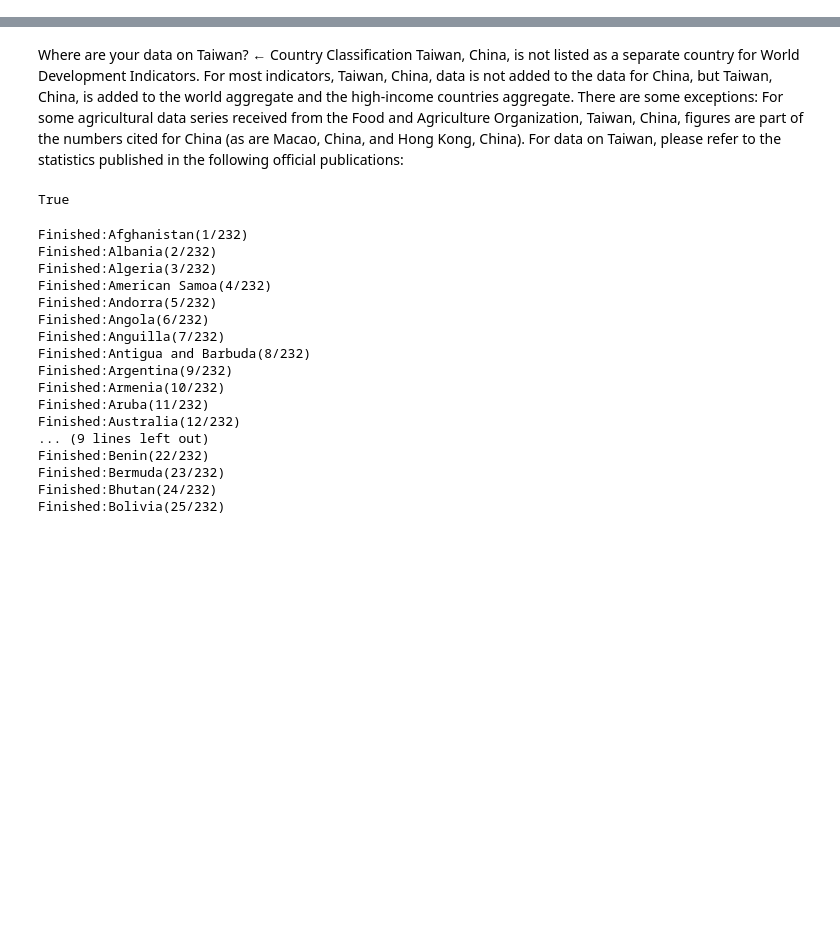
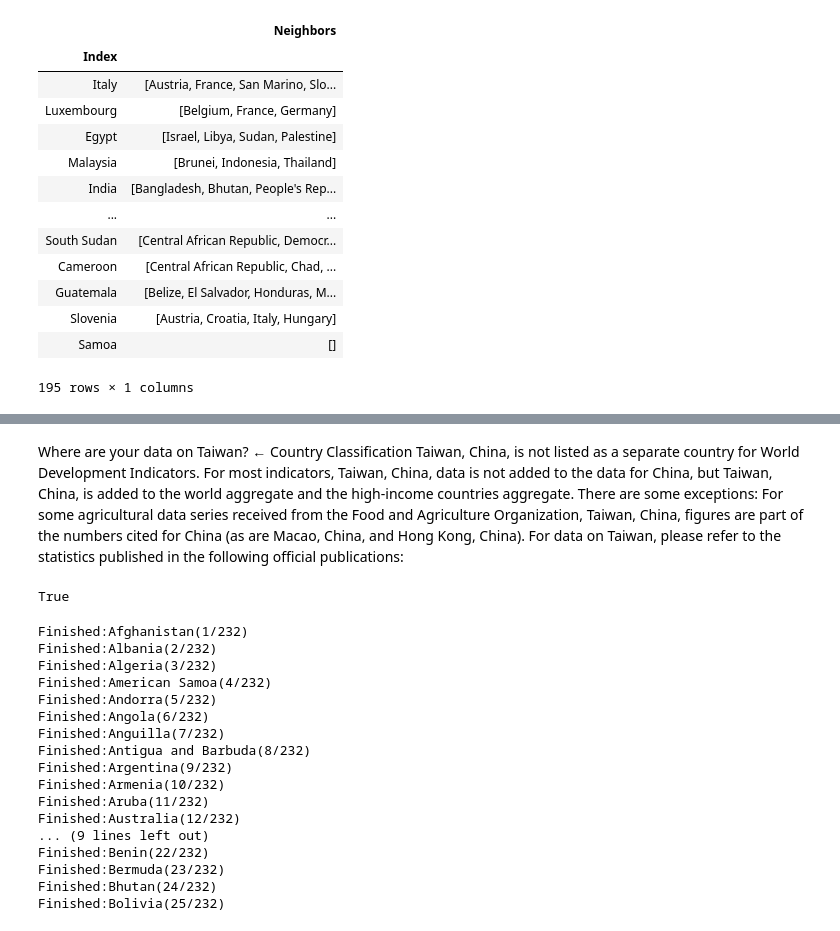
Before and after one commit to kargaranamir/World-Ontology, a Jupyter notebook: Data Collection/Merge/Merge.ipynb, the cells around one changed output, grey strips where cells are left out. Saved outputs shown, nothing was run; the diff lists cells and outputs as text; code cells hidden in the pictures; blank space fills up the shorter version.

```diff
--- a/Data Collection/Merge/Merge.ipynb
+++ b/Data Collection/Merge/Merge.ipynb
@@ -149,0 +357,22 @@ def hack_countries(a):
+# %%
+col_names = ['Index','Neighbors']
+neighs_df = pd.DataFrame(neighs, columns = col_names)
+neighs_df.index = neighs_df['Index']
+neighs_df.drop(columns=['Index'], inplace=True)
+neighs_df.index = neighs_df.index.map(hack_countries_map_wiki)
+neighs_df
+# %% [output]
+|  | Neighbors |
+| Index |  |
+| Italy | [Austria, France, San Marino, Slo... |
+| Luxembourg | [Belgium, France, Germany] |
+| Egypt | [Israel, Libya, Sudan, Palestine] |
+| Malaysia | [Brunei, Indonesia, Thailand] |
+| India | [Bangladesh, Bhutan, People's Rep... |
+| ... | ... |
+| South Sudan | [Central African Republic, Democr... |
+| Cameroon | [Central African Republic, Chad, ... |
+| Guatemala | [Belize, El Salvador, Honduras, M... |
+| Slovenia | [Austria, Croatia, Italy, Hungary] |
+| Samoa | [] |
+195 rows × 1 columns
```
Also changed, not shown: parts of 16 cells of this notebook, 2 other files.
